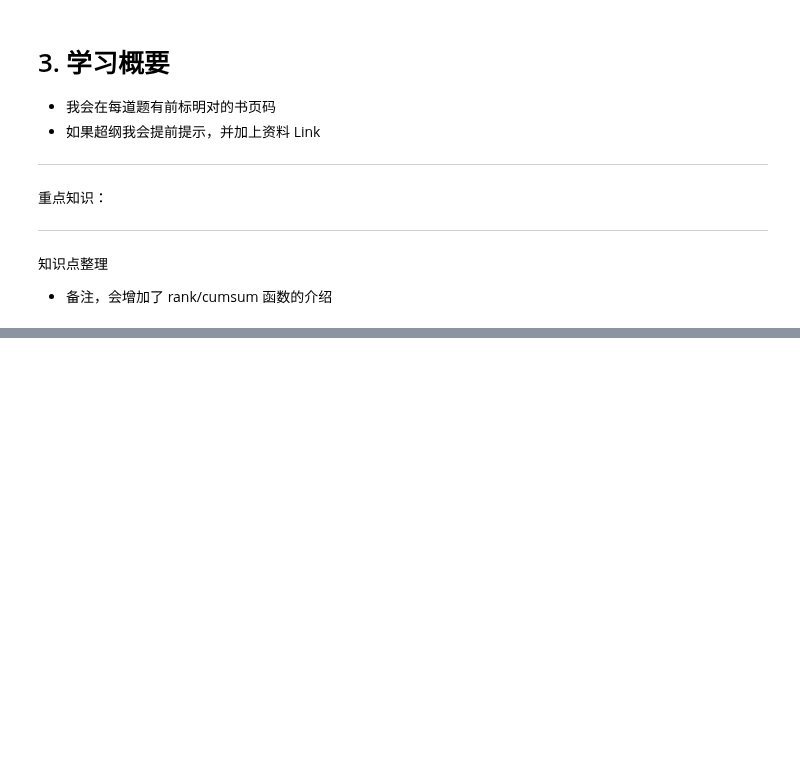
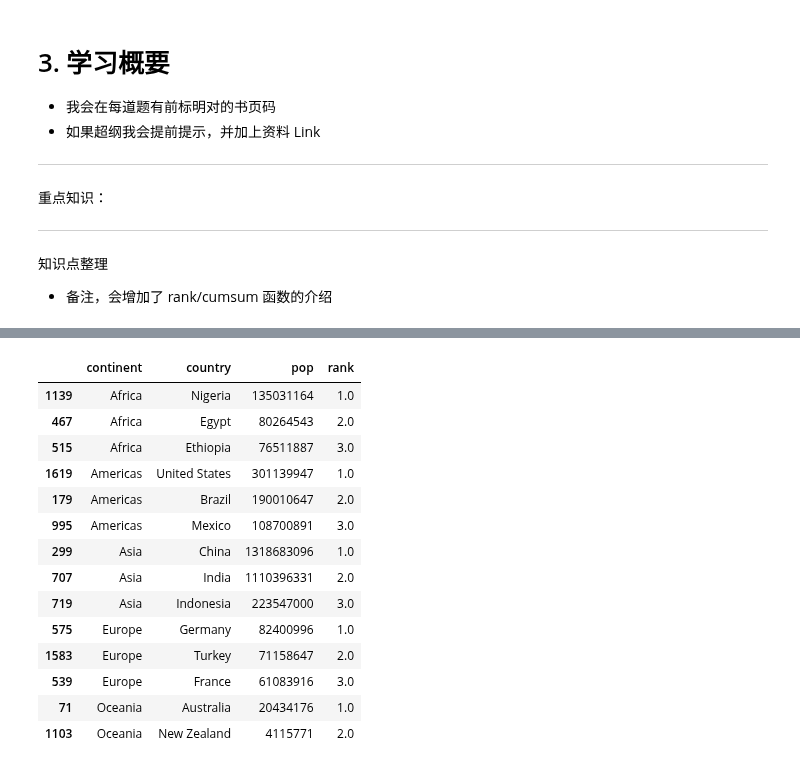
Before and after one commit to liuhui998/pe2, a Jupyter notebook: 10-groupby/answer-questions.ipynb, the cells around one changed output, grey strips where cells are left out. Saved outputs shown, nothing was run; the diff lists cells and outputs as text; code cells hidden in the pictures; blank space fills up the shorter version.

```diff
--- a/10-groupby/answer-questions.ipynb
+++ b/10-groupby/answer-questions.ipynb
@@ -26,0 +345,21 @@
+# %%
+# 从 df_2007 里查询所有 rank 小于4 的数据，放到every_continet_top3
+# 如果大家不习惯 query, 还是可以用之前的 [] 来查询数据
+every_continet_top3 = df_2007.query("rank < 4")
+every_continet_top3
+# %% [output]
+|  | continent | country | pop | rank |
+| 1139 | Africa | Nigeria | 135031164 | 1.0 |
+| 467 | Africa | Egypt | 80264543 | 2.0 |
+| 515 | Africa | Ethiopia | 76511887 | 3.0 |
+| 1619 | Americas | United States | 301139947 | 1.0 |
+| 179 | Americas | Brazil | 190010647 | 2.0 |
+| 995 | Americas | Mexico | 108700891 | 3.0 |
+| 299 | Asia | China | 1318683096 | 1.0 |
+| 707 | Asia | India | 1110396331 | 2.0 |
+| 719 | Asia | Indonesia | 223547000 | 3.0 |
+| 575 | Europe | Germany | 82400996 | 1.0 |
+| 1583 | Europe | Turkey | 71158647 | 2.0 |
+| 539 | Europe | France | 61083916 | 3.0 |
+| 71 | Oceania | Australia | 20434176 | 1.0 |
+| 1103 | Oceania | New Zealand | 4115771 | 2.0 |
```
Also changed, not shown: parts of 26 cells of this notebook, 1 other file.
